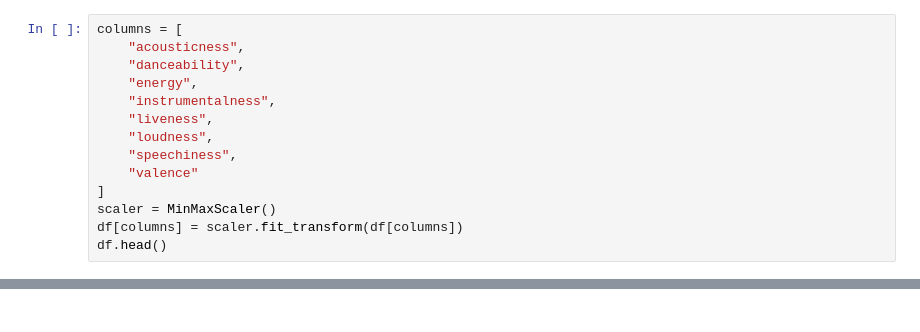
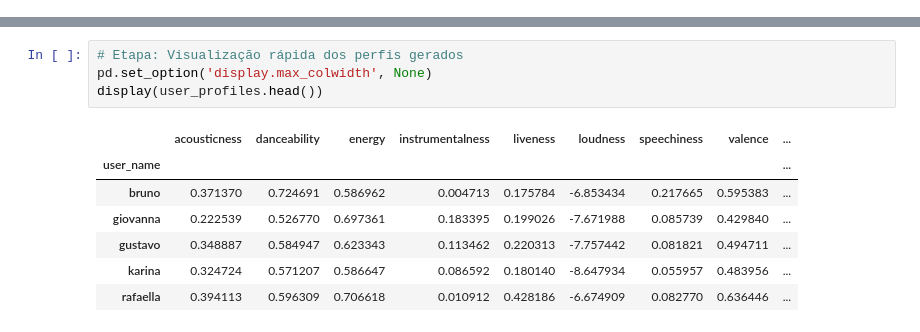
Before and after one commit to giopelati/spotify, a Jupyter notebook: notebooks/03_descriptive_analysis.ipynb, the cells around one changed output, grey strips where cells are left out. Saved outputs shown, nothing was run; the diff lists cells and outputs as text.

```diff
--- a/notebooks/03_descriptive_analysis.ipynb
+++ b/notebooks/03_descriptive_analysis.ipynb
@@ -51,17 +55,3 @@ df.head()
 | 2 | 41Fflg7qHiVOD6dEPvsCzO | 2025-12-09 | 1472 | Worth It (feat. Kid Ink) | Fifth Harmony | Reflection | karina | 0.0630 | ... |
 | 3 | 2QGzg5htcf4b0NeSLbi0K6 | 2026-01-22 | 245302 | Pescador de ilusões | O Rappa | Rappa-Mundi | rafaella | 0.0598 | ... |
 | 4 | 2QGzg5htcf4b0NeSLbi0K6 | 2025-12-19 | 245427 | Pescador de ilusões | O Rappa | Rappa-Mundi | rafaella | 0.0598 | ... |
-# %%
-columns = [
-    "acousticness",
-    "danceability",
-    "energy",
-    "instrumentalness",
-    "liveness",
-    "loudness",
-    "speechiness",
-    "valence"
-]
-scaler = MinMaxScaler()
-df[columns] = scaler.fit_transform(df[columns])
-df.head()
@@ -74,0 +152,12 @@ df.head()
+# %%
+# Etapa: Visualização rápida dos perfis gerados
+pd.set_option('display.max_colwidth', None)
+display(user_profiles.head())
+# %% [output]
+|  | acousticness | danceability | energy | instrumentalness | liveness | loudness | speechiness | valence | ... |
+| user_name |  |  |  |  |  |  |  |  | ... |
+| bruno | 0.371370 | 0.724691 | 0.586962 | 0.004713 | 0.175784 | -6.853434 | 0.217665 | 0.595383 | ... |
+| giovanna | 0.222539 | 0.526770 | 0.697361 | 0.183395 | 0.199026 | -7.671988 | 0.085739 | 0.429840 | ... |
+| gustavo | 0.348887 | 0.584947 | 0.623343 | 0.113462 | 0.220313 | -7.757442 | 0.081821 | 0.494711 | ... |
+| karina | 0.324724 | 0.571207 | 0.586647 | 0.086592 | 0.180140 | -8.647934 | 0.055957 | 0.483956 | ... |
+| rafaella | 0.394113 | 0.596309 | 0.706618 | 0.010912 | 0.428186 | -6.674909 | 0.082770 | 0.636446 | ... |
```
Also changed, not shown: parts of 11 cells of this notebook.
